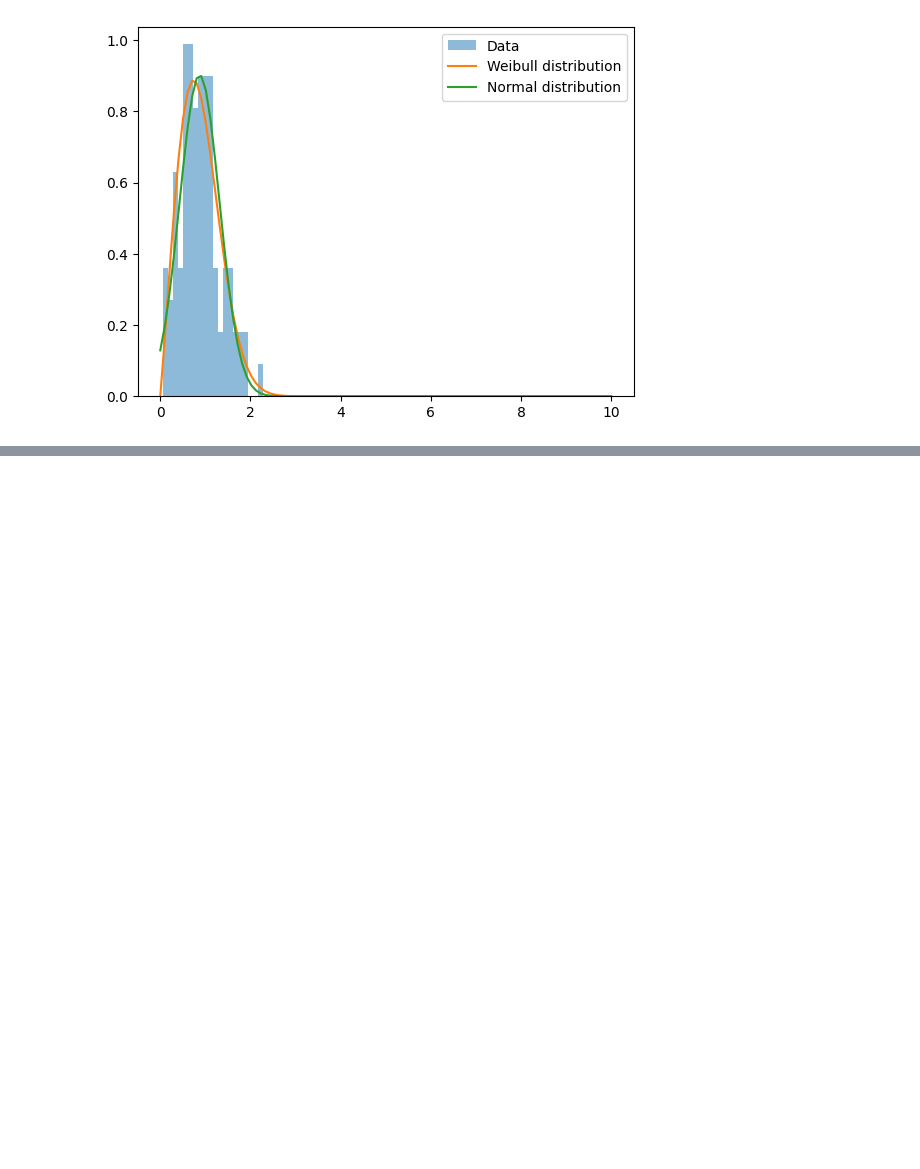
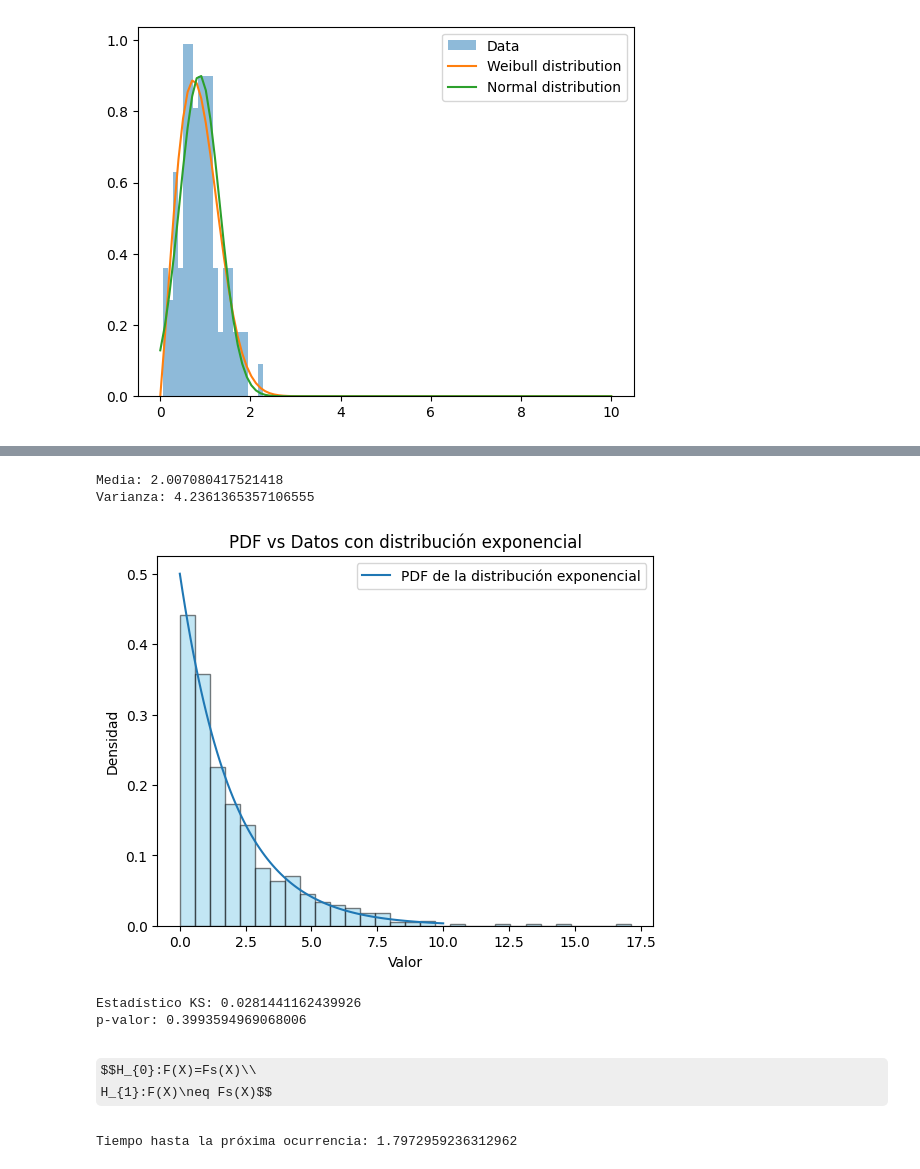
Before and after one commit to Egeekle/Estadistica-para-Ciencia-de-Datos, a Jupyter notebook: python/notebooks/Chapter 3 - Statistical Experiments and Significance Testing.ipynb, the cells around one changed output, grey strips where cells are left out. Saved outputs shown, nothing was run; the diff lists cells and outputs as text; code cells hidden in the pictures; some formulas as TeX source; blank space fills up the shorter version.

```diff
--- a/python/notebooks/Chapter 3 - Statistical Experiments and Significance Testing.ipynb
+++ b/python/notebooks/Chapter 3 - Statistical Experiments and Significance Testing.ipynb
@@ -627,0 +658,44 @@ p-value=1.0185551578432261
+# %%
+# Estadísticas descriptivas
+media = np.mean(datos_exponenciales)
+varianza = np.var(datos_exponenciales)
+print("Media:", media)
+print("Varianza:", varianza)
+
+# Función de densidad de probabilidad (PDF)
+x = np.linspace(0, 10, 100)
+pdf = expon.pdf(x, scale=2)  # PDF de la distribución exponencial con escala = 2
+plt.plot(x, pdf, label='PDF de la distribución exponencial')
+plt.hist(datos_exponenciales, bins=30, density=True, color='skyblue', edgecolor='black', alpha=0.5)
+plt.title('PDF vs Datos con distribución exponencial')
+plt.xlabel('Valor')
+plt.ylabel('Densidad')
+plt.legend()
+plt.show()
+# %% [output]
+Media: 2.007080417521418
+Varianza: 4.2361365357106555
+[figure, added]
+# %%
+'''No es necesario ajustar la distribución exponencial
+porque ya hemos generado datos siguiendo esta distribución.'''
+
+# Validación
+# Prueba Kolmogorov-Smirnov
+from scipy.stats import kstest
+ks_statistic, p_valor = kstest(datos_exponenciales, 'expon', args=(0,2))
+print("Estadístico KS:", ks_statistic)
+print("p-valor:", p_valor)
+# %% [output]
+Estadístico KS: 0.0281441162439926
+p-valor: 0.3993594969068006
+# %% [markdown]
+$$H_{0}:F(X)=Fs(X)\\
+H_{1}:F(X)\neq Fs(X)$$
+# %%
+# Predicciones
+# Supongamos que queremos predecir el tiempo hasta la próxima ocurrencia de un evento
+tiempo_proxima_ocurrencia = expon.rvs(scale=2, size=1)
+print("Tiempo hasta la próxima ocurrencia:", tiempo_proxima_ocurrencia[0])
+# %% [output]
+Tiempo hasta la próxima ocurrencia: 1.7972959236312962
```
Also changed, not shown: parts of 13 cells of this notebook, 1 other file.
